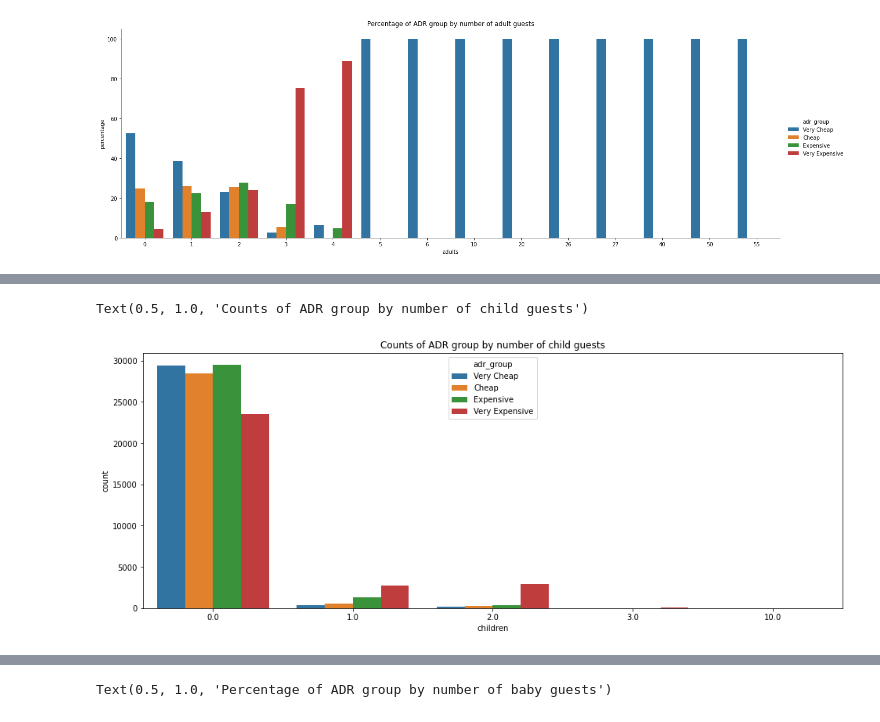
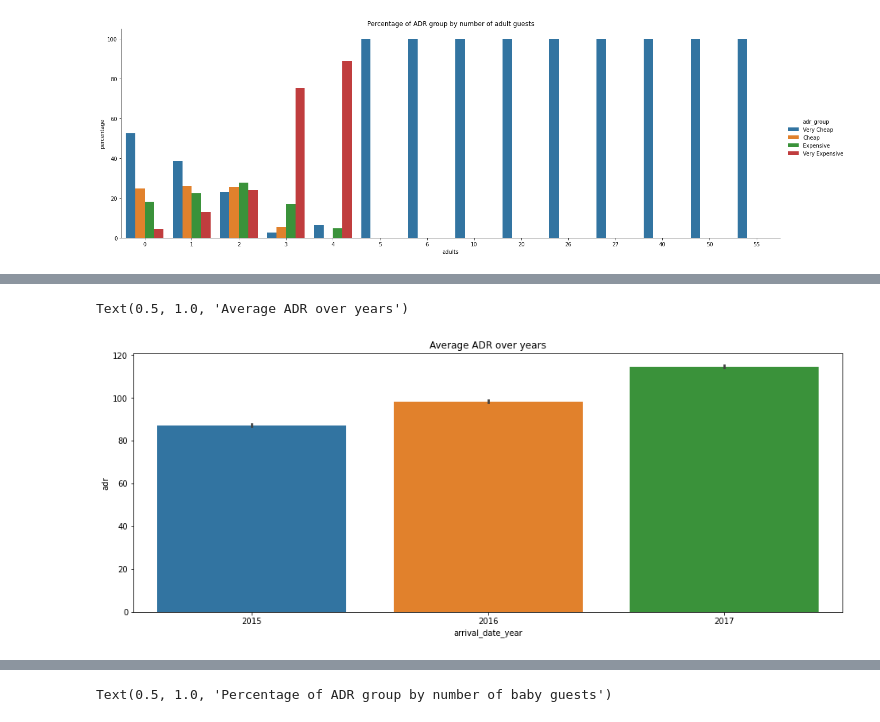
Before and after one commit to olmosjorge28/DS7331_ML1_ASSINGMENTS, a Jupyter notebook: lab1/Lab_1_notebook.ipynb, the cells around one changed output, grey strips where cells are left out. Saved outputs shown, nothing was run; the diff lists cells and outputs as text; code cells hidden in the pictures.

```diff
--- a/lab1/Lab_1_notebook.ipynb
+++ b/lab1/Lab_1_notebook.ipynb
@@ -934,7 +979,7 @@ Text(0.5, 1.0, 'Percentage of Customer Types of adult guests')
 # %%
-plt.figure(figsize=(16,6))
-sns.countplot(data=hotel_bookings_transform, x="children", hue="adr_group")
-plt.title("Counts of ADR group by number of child guests")
+plt.figure(figsize=(16, 6))
+sns.barplot(data=hotel_bookings_transform, x='arrival_date_year', y="adr", estimator=mean)
+plt.title("Average ADR over years")
 # %% [output]
-Text(0.5, 1.0, 'Counts of ADR group by number of child guests')
+Text(0.5, 1.0, 'Average ADR over years')
-[figure, old version]
+[figure, new version]
```
Also changed, not shown: parts of 71 cells of this notebook.
